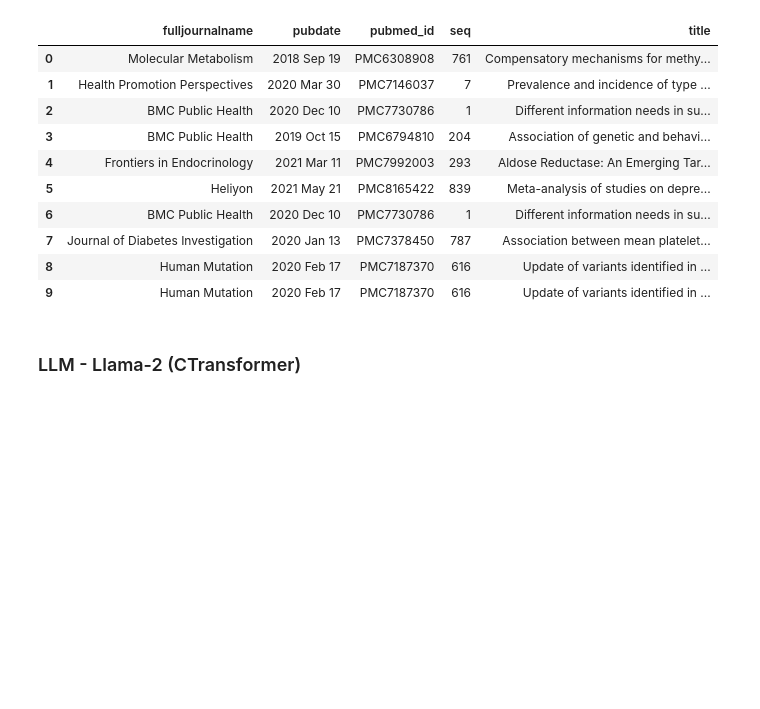
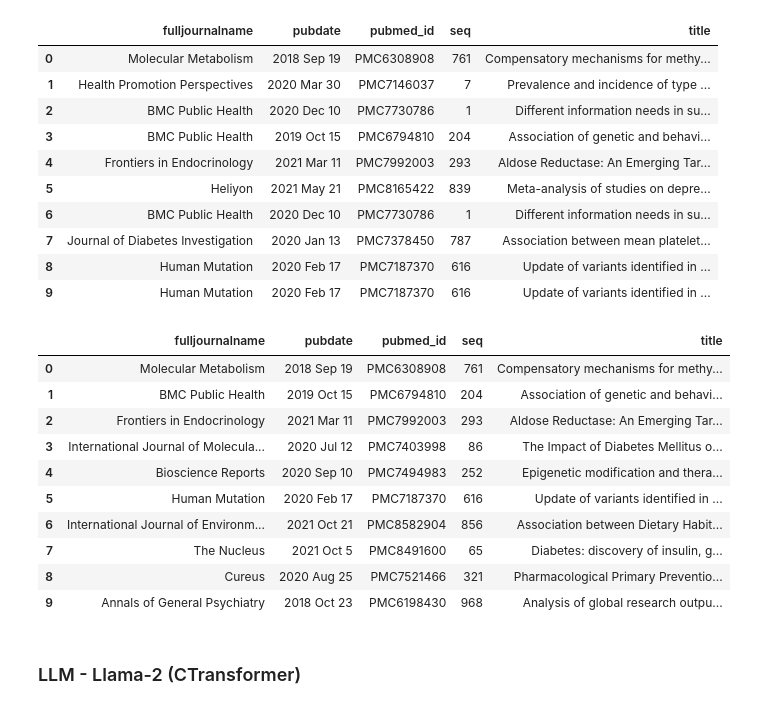
Before and after one commit to saurograndi/healthcare_nlp, a Jupyter notebook: Medical_Chatbot_RAG.ipynb, the cells around one changed output. Cells and saved outputs as stored; diff of their text form; code cells hidden in the pictures; blank space fills up the shorter version.

```diff
--- a/Medical_Chatbot_RAG.ipynb
+++ b/Medical_Chatbot_RAG.ipynb
@@ -283,8 +286,17 @@ qa_chain = RetrievalQA.from_chain_type(
     chain_type_kwargs={"prompt": QA_CHAIN_PROMPT}
 )
 
+qa_chain_mmr = RetrievalQA.from_chain_type(
+    llm,
+    retriever=retriever_mmr,
+    return_source_documents=True,
+    chain_type_kwargs={"prompt": QA_CHAIN_PROMPT}
+)
+
 question = "The causes for diabetes?"
 result = qa_chain({"query": question})
+result_mmr = qa_chain_mmr({"query": question})
 
-print(result['result'])
+print(f'Standard retriever:\n{result["result"]}\n')
+print(f'MMR retriever\n{result_mmr["result"]}')
 # %% [output]
@@ -303,6 +319,20 @@ pd.DataFrame([doc.metadata for doc in result['source_documents']])
 | 7 | Journal of Diabetes Investigation | 2020 Jan 13 | PMC7378450 | 787 | Association between mean platelet... |
 | 8 | Human Mutation | 2020 Feb 17 | PMC7187370 | 616 | Update of variants identified in ... |
 | 9 | Human Mutation | 2020 Feb 17 | PMC7187370 | 616 | Update of variants identified in ... |
+# %%
+pd.DataFrame([doc.metadata for doc in result_mmr['source_documents']])
+# %% [output]
+|  | fulljournalname | pubdate | pubmed_id | seq | title |
+| 0 | Molecular Metabolism | 2018 Sep 19 | PMC6308908 | 761 | Compensatory mechanisms for methy... |
+| 1 | BMC Public Health | 2019 Oct 15 | PMC6794810 | 204 | Association of genetic and behavi... |
+| 2 | Frontiers in Endocrinology | 2021 Mar 11 | PMC7992003 | 293 | Aldose Reductase: An Emerging Tar... |
+| 3 | International Journal of Molecula... | 2020 Jul 12 | PMC7403998 | 86 | The Impact of Diabetes Mellitus o... |
+| 4 | Bioscience Reports | 2020 Sep 10 | PMC7494983 | 252 | Epigenetic modification and thera... |
+| 5 | Human Mutation | 2020 Feb 17 | PMC7187370 | 616 | Update of variants identified in ... |
+| 6 | International Journal of Environm... | 2021 Oct 21 | PMC8582904 | 856 | Association between Dietary Habit... |
+| 7 | The Nucleus | 2021 Oct 5 | PMC8491600 | 65 | Diabetes: discovery of insulin, g... |
+| 8 | Cureus | 2020 Aug 25 | PMC7521466 | 321 | Pharmacological Primary Preventio... |
+| 9 | Annals of General Psychiatry | 2018 Oct 23 | PMC6198430 | 968 | Analysis of global research outpu... |
 # %% [markdown]
 ### LLM - Llama-2 (CTransformer)
 # %%
```
Also changed, not shown: parts of 20 cells of this notebook.
